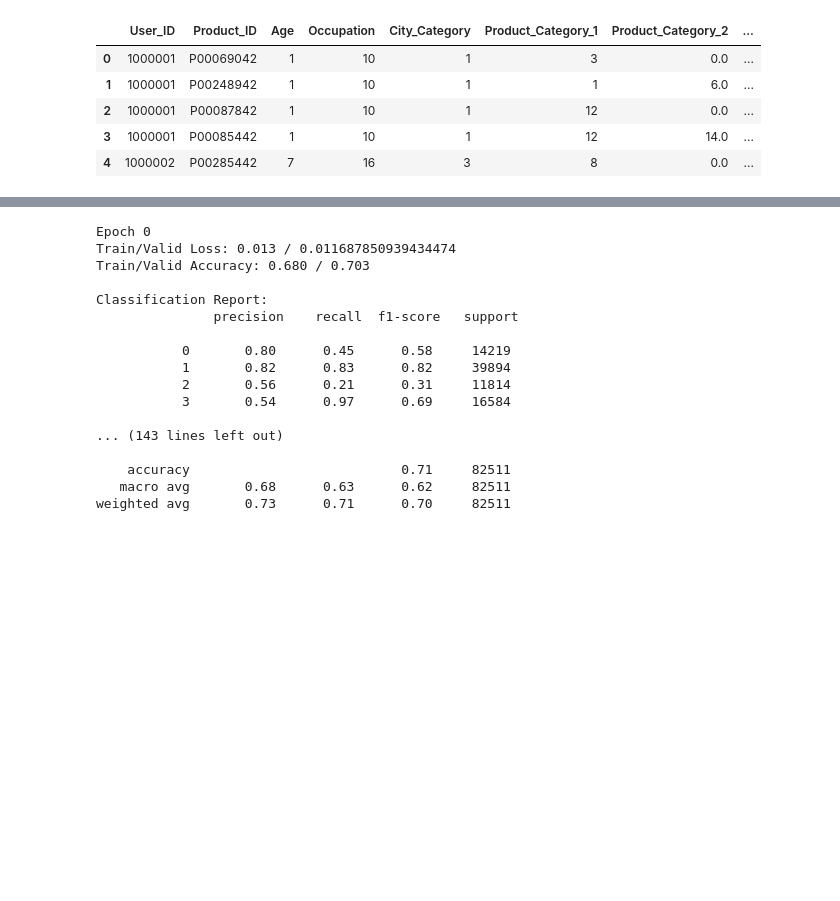
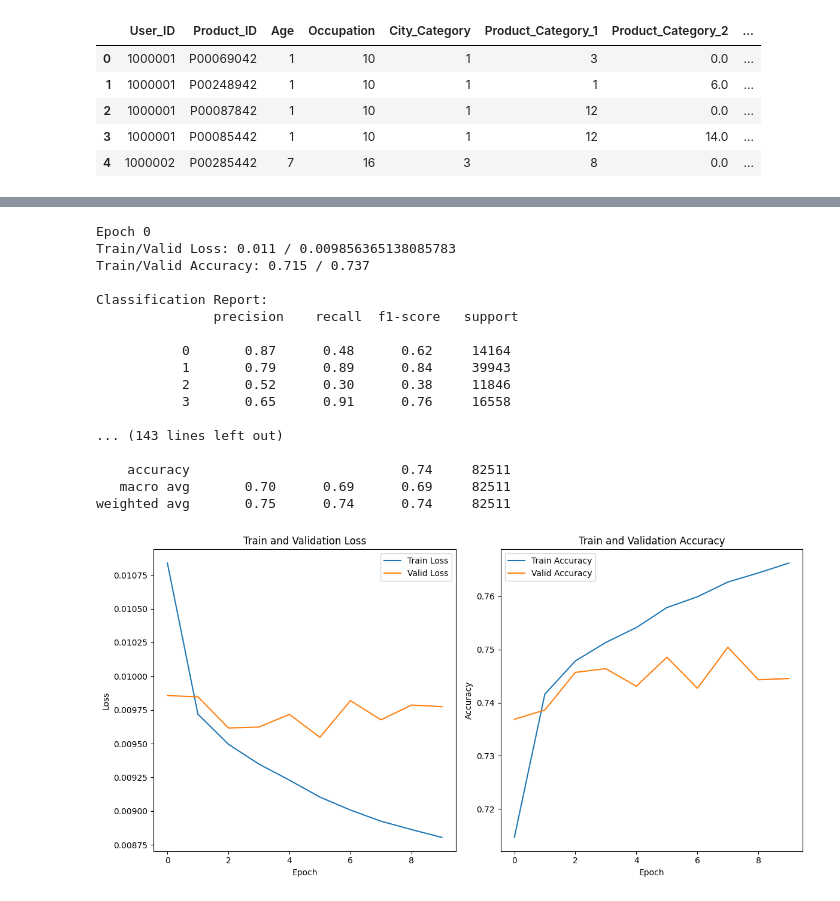
Before and after one commit to jmestanza/deep-learning, a Jupyter notebook: Mestanza-Joaquin-DL-TP Co17.ipynb, the cells around one changed output, grey strips where cells are left out. Saved outputs shown, nothing was run; the diff lists cells and outputs as text; code cells hidden in the pictures; blank space fills up the shorter version.

Commit message:
Training with embeddings

```diff
--- a/Mestanza-Joaquin-DL-TP Co17.ipynb
+++ b/Mestanza-Joaquin-DL-TP Co17.ipynb
@@ -1484,14 +1482,16 @@ for epoch in range(epochs):
     epoch_y_hat = []
     epoch_y = []
 
-    for data in train_dataloader:
-        x_batch, y_batch = data
+    for data in train_dataloader_emb:
+        x_batch, product_idx_batch, user_idx_batch, y_batch = data  # Unpack all inputs
         x_batch = x_batch.to(device).float()
-        y_batch = y_batch.to(device).squeeze().long()  # Correct target shape
+        product_idx_batch = product_idx_batch.to(device)  # Move to device
+        user_idx_batch = user_idx_batch.to(device)        # Move to device
+        y_batch = y_batch.to(device).squeeze().long()
 
         # Forward pass
         optimizer.zero_grad()
-        nnet_output = new_model(x_batch)
+        nnet_output = new_model(x_batch, product_idx_batch, user_idx_batch)  # Pass all required inputs
 
         # Compute loss
         loss = criterion(nnet_output, y_batch)
@@ -1519,14 +1519,16 @@ for epoch in range(epochs):
     valid_epoch_y_hat = []
     valid_epoch_y = []
 
-    with torch.no_grad():  # Disable gradient computation
-        for data in valid_dataloader:
-            x_batch, y_batch = data
+    with torch.no_grad():
+        for data in valid_dataloader_emb:
+            x_batch, product_idx_batch, user_idx_batch, y_batch = data  # Unpack all inputs
             x_batch = x_batch.to(device).float()
-            y_batch = y_batch.to(device).squeeze().long()  # Correct target shape
+            product_idx_batch = product_idx_batch.to(device)  # Move to device
+            user_idx_batch = user_idx_batch.to(device)        # Move to device
+            y_batch = y_batch.to(device).squeeze().long()
 
             # Forward pass
-            nnet_output = new_model(x_batch)
+            nnet_output = new_model(x_batch, product_idx_batch, user_idx_batch)  # Pass all required inputs
 
             # Compute loss
             loss = criterion(nnet_output, y_batch)
@@ -1557,19 +1559,44 @@ for epoch in range(epochs):
     print("\nClassification Report:\n", classification_rep)
 # %% [output]
 Epoch 0
-Train/Valid Loss: 0.013 / 0.011687850939434474
-Train/Valid Accuracy: 0.680 / 0.703
+Train/Valid Loss: 0.011 / 0.009856365138085783
+Train/Valid Accuracy: 0.715 / 0.737
 
 Classification Report:
                precision    recall  f1-score   support
 
-           0       0.80      0.45      0.58     14219
-           1       0.82      0.83      0.82     39894
-           2       0.56      0.21      0.31     11814
-           3       0.54      0.97      0.69     16584
+           0       0.87      0.48      0.62     14164
+           1       0.79      0.89      0.84     39943
+           2       0.52      0.30      0.38     11846
+           3       0.65      0.91      0.76     16558
 
 ... (143 lines left out)
 
-    accuracy                           0.71     82511
-   macro avg       0.68      0.63      0.62     82511
-weighted avg       0.73      0.71      0.70     82511
+    accuracy                           0.74     82511
+   macro avg       0.70      0.69      0.69     82511
+weighted avg       0.75      0.74      0.74     82511
+# %%
+# Plotting the training and validation loss
+plt.figure(figsize=(12, 6))
+
+plt.subplot(1, 2, 1)
+plt.plot(range(epochs), train_losses, label='Train Loss')
+plt.plot(range(epochs), valid_losses, label='Valid Loss')
+plt.xlabel('Epoch')
+plt.ylabel('Loss')
+plt.legend()
+plt.title('Train and Validation Loss')
+
+# Plotting the training and validation accuracy
+plt.subplot(1, 2, 2)
+plt.plot(range(epochs), train_accuracies, label='Train Accuracy')
+plt.plot(range(epochs), valid_accuracies, label='Valid Accuracy')
+plt.xlabel('Epoch')
+plt.ylabel('Accuracy')
+plt.legend()
+plt.title('Train and Validation Accuracy')
+
+plt.tight_layout()
+plt.show()
+# %% [output]
+[figure, added]
```
Also changed, not shown: parts of 18 cells of this notebook.
